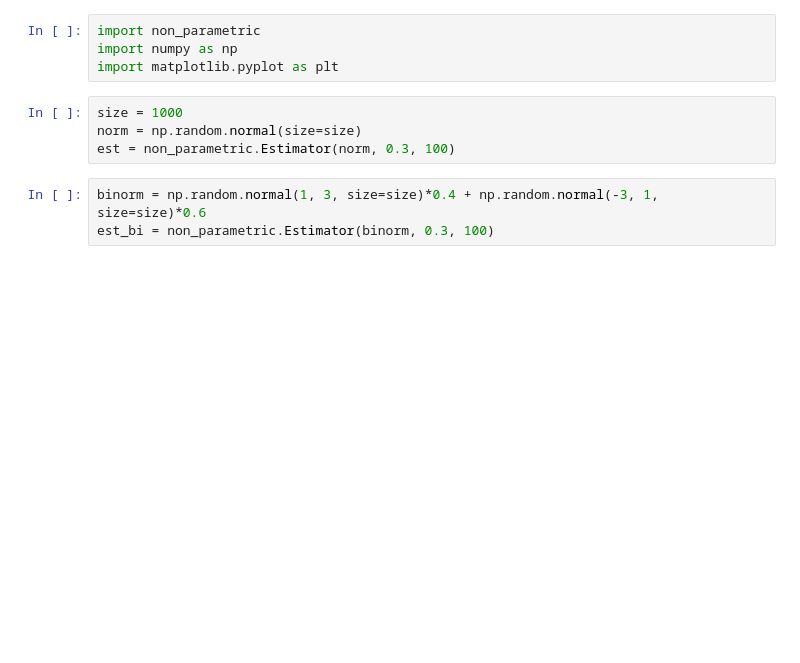
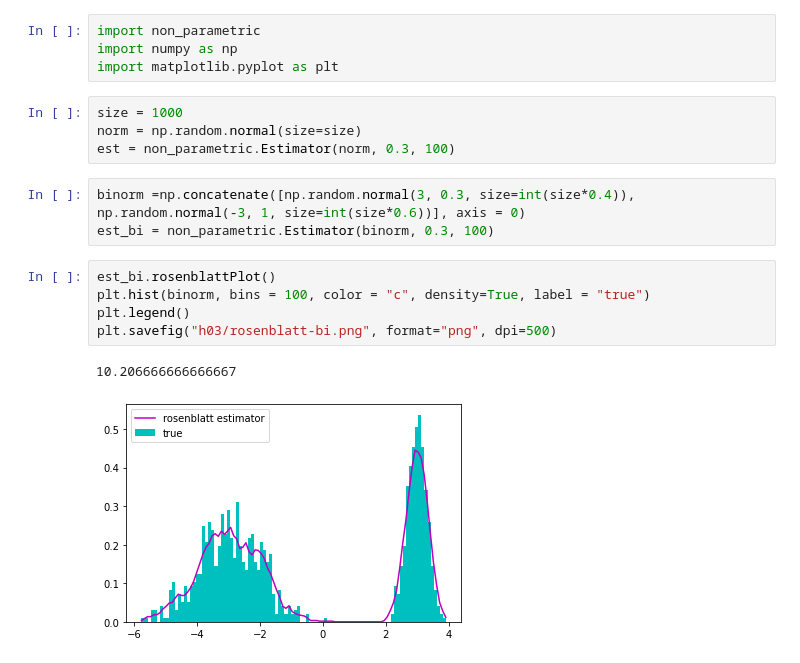
Before and after one commit to monarsan/kernel-density-estimator, a Jupyter notebook: test.ipynb, the cells around one changed output. Saved outputs shown, nothing was run; the diff lists cells and outputs as text; blank space fills up the shorter version.

Commit message:
fix binorm

```diff
--- a/test.ipynb
+++ b/test.ipynb
@@ -7,8 +7,16 @@ size = 1000
 norm = np.random.normal(size=size)
 est = non_parametric.Estimator(norm, 0.3, 100)
 # %%
-binorm = np.random.normal(1, 3, size=size)*0.4 + np.random.normal(-3, 1, size=size)*0.6
+binorm =np.concatenate([np.random.normal(3, 0.3, size=int(size*0.4)), np.random.normal(-3, 1, size=int(size*0.6))], axis = 0)
 est_bi = non_parametric.Estimator(binorm, 0.3, 100)
+# %%
+est_bi.rosenblattPlot()
+plt.hist(binorm, bins = 100, color = "c", density=True, label = "true")
+plt.legend()
+plt.savefig("h03/rosenblatt-bi.png", format="png", dpi=500)
+# %% [output]
+10.206666666666667
+[figure, added]
 # %%
 est.rosenblattPlot()
 plt.hist(norm, bins = 100, color = "c", density=True, label = "true")
```
Also changed, not shown: parts of 6 cells of this notebook.
